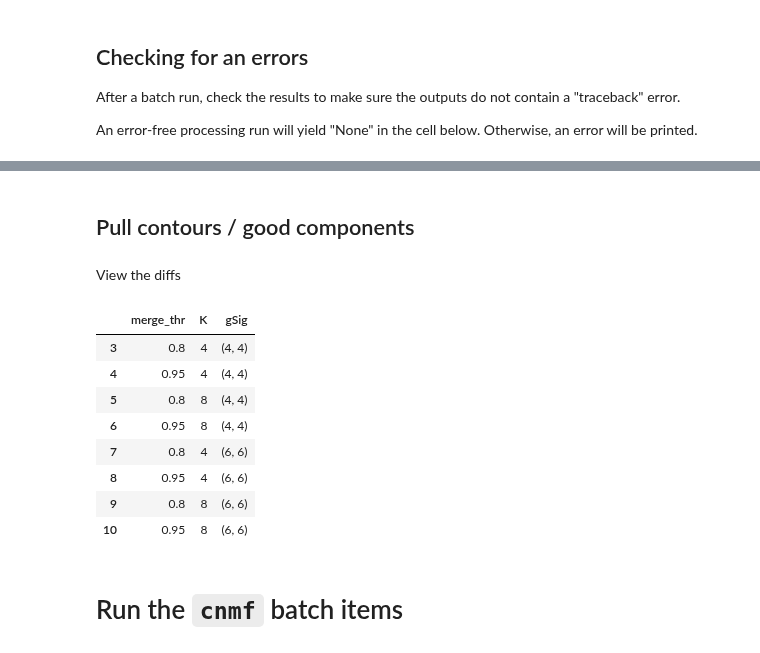
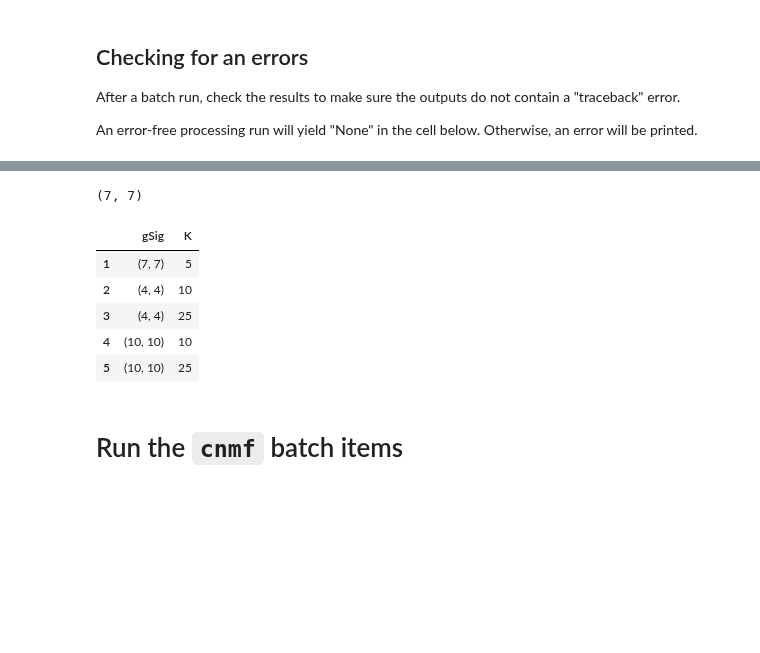
Before and after one commit to MillerBrainObservatory/LBM-CaImAn-Python, a Jupyter notebook: demos/notebooks/segmentation.ipynb, the cells around one changed output, grey strips where cells are left out. Saved outputs shown, nothing was run; the diff lists cells and outputs as text; code cells hidden in the pictures; blank space fills up the shorter version.

```diff
--- a/demos/notebooks/segmentation.ipynb
+++ b/demos/notebooks/segmentation.ipynb
@@ -475,0 +355,5 @@ rcm_rejected = df.iloc[index].cnmf.get_rcm("bad")
+# %%
+from copy import deepcopy
+params = deepcopy(params_cnmf)
+params['main']['K'] = 5
+params
@@ -475,0 +380,9 @@ rcm_rejected = df.iloc[index].cnmf.get_rcm("bad")
+# %%
+cnmf_df.caiman.add_item(
+    algo='cnmf',
+    input_movie_path=mcorr_df.iloc[0], # our registration results row
+    params=params,
+    item_name=f'k_5_cnmf',
+)
+# %%
+cnmf_df.iloc[-1].caiman.run()
@@ -480,3 +512,8 @@ As shown for motion correction, the purpose of `mesmerize-core` is to perform pa
+# %%
+cnmf_df.iloc[-1].params['main']['K']
+cnmf_df.iloc[-1].params['main']['gSig']
+# %% [output]
+(7, 7)
 # %%
 # itertools.product makes it easy to loop through parameter variants
 # basically, it's easier to read that deeply nested for loops
@@ -484,31 +521,27 @@ from copy import deepcopy
 from itertools import product
 
 # variants of several parameters
-gSig_variants = [4, 6]
-K_variants = [4, 8]
-merge_thr_variants = [0.8, 0.95]
+gSig_variants = [4, 10]
+K_variants = [10, 25]
 
 # always use deepcopy like before
 new_params_cnmf = deepcopy(params_cnmf)
 
 # create a parameter grid
-parameter_grid = product(gSig_variants, K_variants, merge_thr_variants)
+parameter_grid = product(gSig_variants, K_variants)
 
 # a single for loop to go through all the various parameter combinations
-for gSig, K, merge_thr in parameter_grid:
+for gSig, K in parameter_grid:
     # deep copy params dict just like before
     new_params_cnmf = deepcopy(new_params_cnmf)
 
     new_params_cnmf["main"]["gSig"] = [gSig, gSig]
     new_params_cnmf["main"]["K"] = K
-    new_params_cnmf["main"]["merge_thr"] = merge_thr
 
     # add param combination variant to batch
-    df.caiman.add_item(
+    cnmf_df.caiman.add_item(
         algo="cnmf",
-        item_name=df.iloc[1]["item_name"],  # good mcorr item
-        input_movie_path=df.iloc[1],
+        item_name=cnmf_df.iloc[-1]["item_name"],
+        input_movie_path=cnmf_df.iloc[-1].caiman.get_input_movie_path(),
         params=new_params_cnmf
     )
-# %% [markdown]
-## Pull contours / good components
@@ -530,17 +548,12 @@ np.log10(snr_comps)[:10]
-# %% [markdown]
-View the diffs
 # %%
-df.caiman.get_params_diffs(algo="cnmf", item_name=df.iloc[-1]["item_name"])
+cnmf_df.caiman.get_params_diffs(algo="cnmf", item_name=cnmf_df.iloc[-1]["item_name"])
 # %% [output]
-|  | merge_thr | K | gSig |
-| 3 | 0.8 | 4 | (4, 4) |
-| 4 | 0.95 | 4 | (4, 4) |
-| 5 | 0.8 | 8 | (4, 4) |
-| 6 | 0.95 | 8 | (4, 4) |
-| 7 | 0.8 | 4 | (6, 6) |
-| 8 | 0.95 | 4 | (6, 6) |
-| 9 | 0.8 | 8 | (6, 6) |
-| 10 | 0.95 | 8 | (6, 6) |
+|  | gSig | K |
+| 1 | (7, 7) | 5 |
+| 2 | (4, 4) | 10 |
+| 3 | (4, 4) | 25 |
+| 4 | (10, 10) | 10 |
+| 5 | (10, 10) | 25 |
 # %% [markdown]
 # Run the `cnmf` batch items
 # %%
```
Also changed, not shown: parts of 59 cells of this notebook.
